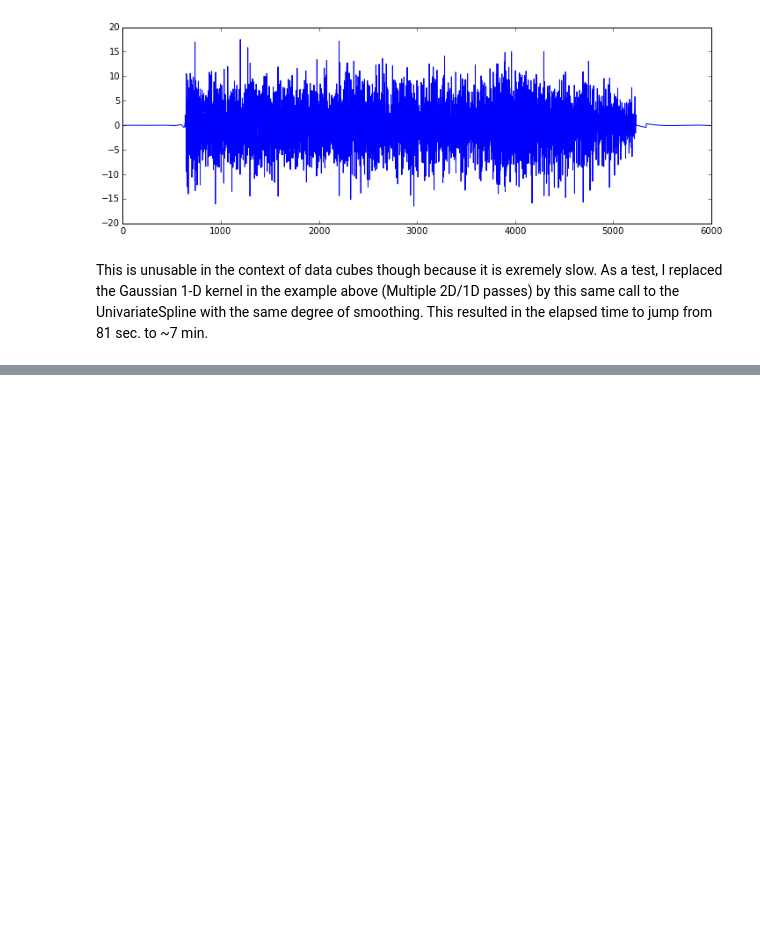
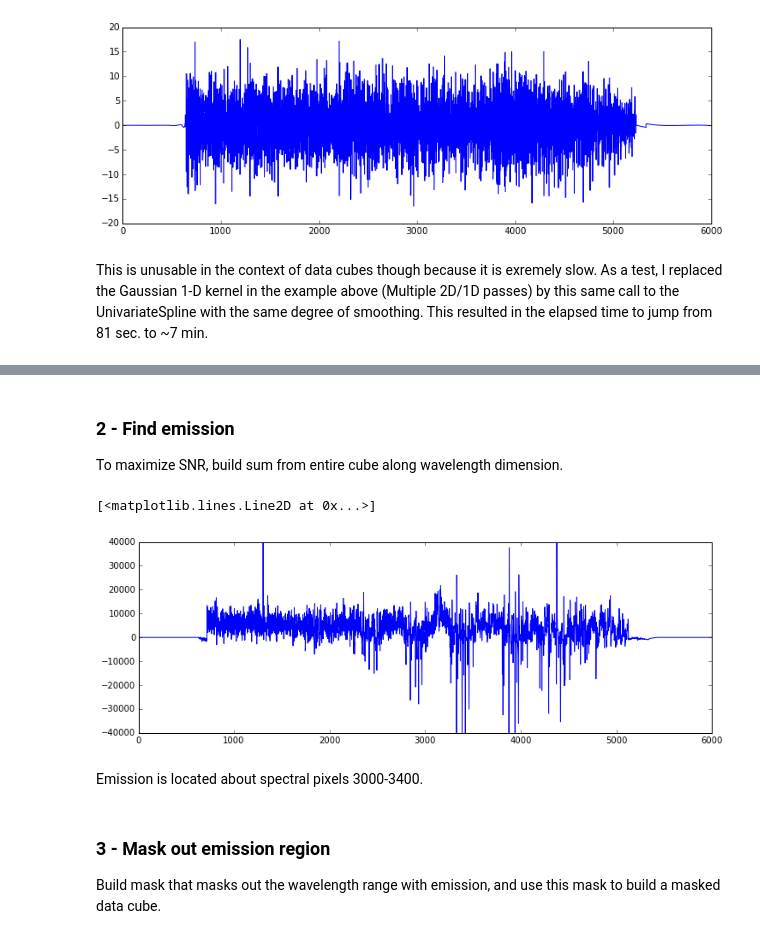
Before and after one commit to spacetelescope/cubeviz, a Jupyter notebook: smoothing/smoothing_analysis.ipynb, the cells around one changed output, grey strips where cells are left out. Drawn from its saved outputs; the diff is of its cells as text; code cells hidden in the pictures; blank space fills up the shorter version.

```diff
--- a/smoothing/smoothing_analysis.ipynb
+++ b/smoothing/smoothing_analysis.ipynb
@@ -287,0 +309,20 @@ This is unusable in the context of data cubes though because it is exremely slow
+# %% [markdown]
+<h3>2 - Find emission</h3>
+
+To maximize SNR, build sum from entire cube along wavelength dimension.
+# %%
+summed = np.sum(data, axis=2)
+summed = np.sum(summed, axis=1)
+
+plt.gcf().set_size_inches(12.,4.)
+plt.axis([0.,6000.,-40000.,40000.])
+plt.plot(summed)
+# %% [output]
+[<matplotlib.lines.Line2D at 0x...>]
+[figure, added]
+# %% [markdown]
+Emission is located about spectral pixels 3000-3400.
+# %% [markdown]
+<h3>3 - Mask out emission region </h3>
+
+Build mask that masks out the wavelength range with emission, and use this mask to build a masked data cube.
```
Also changed, not shown: parts of 18 cells of this notebook.
